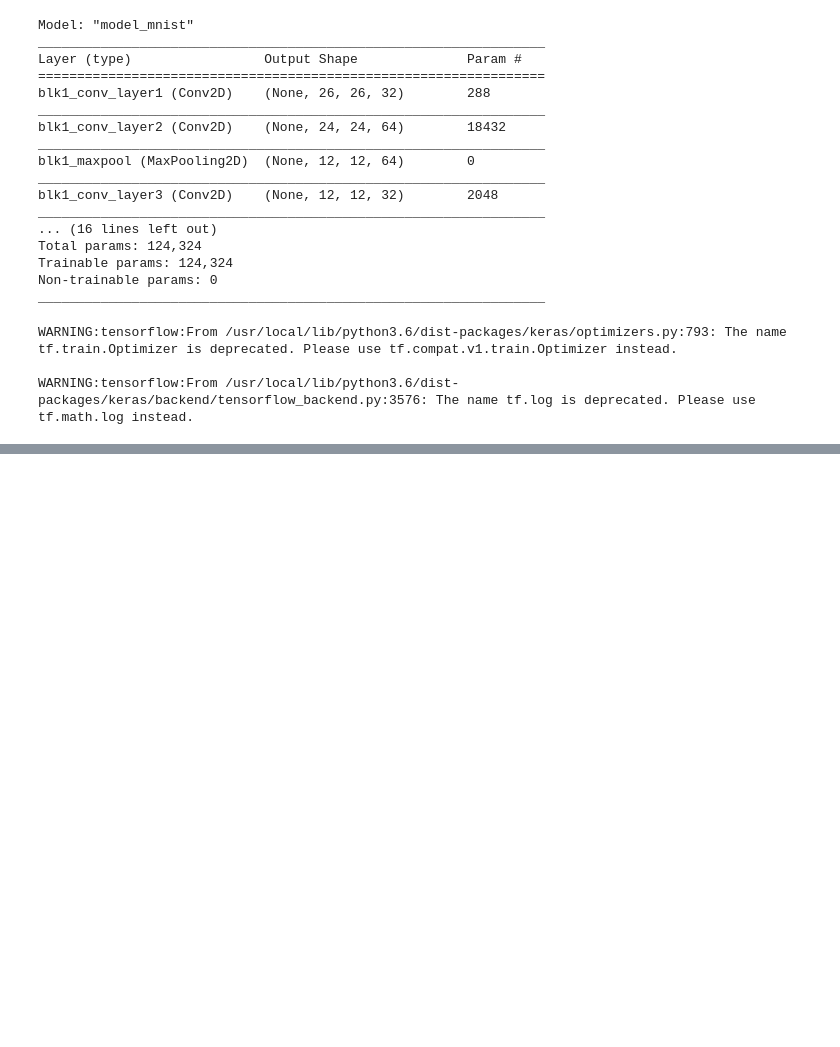
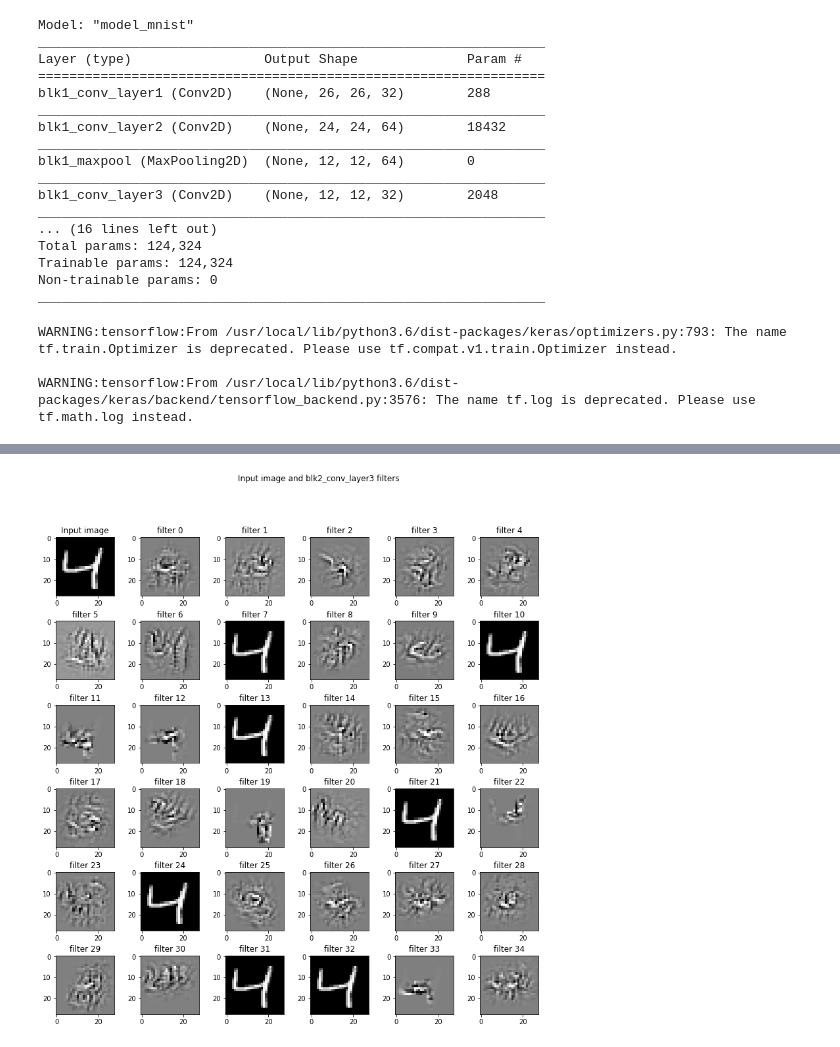
Before and after one commit to BirenderPanwar/TSAI_EIP4_Phase1, a Jupyter notebook: session1/1st_DNN.ipynb, the cells around one changed output, grey strips where cells are left out. Saved outputs shown, nothing was run; the diff lists cells and outputs as text; code cells hidden in the pictures; blank space fills up the shorter version.

```diff
--- a/session1/1st_DNN.ipynb
+++ b/session1/1st_DNN.ipynb
@@ -259,0 +262,4 @@ vis_img_in_filter()
+# %%
+vis_img_in_filter(layer_name = 'blk2_conv_layer3')
+# %% [output]
+[figure, added]
```
Also changed, not shown: parts of 6 cells of this notebook.
